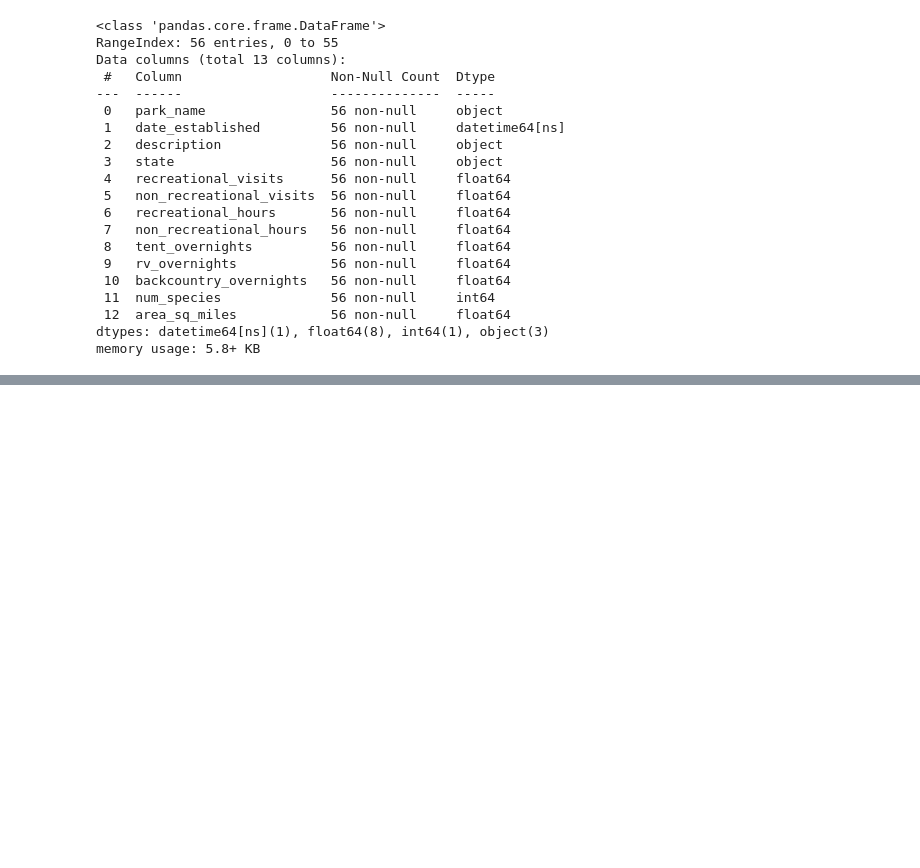
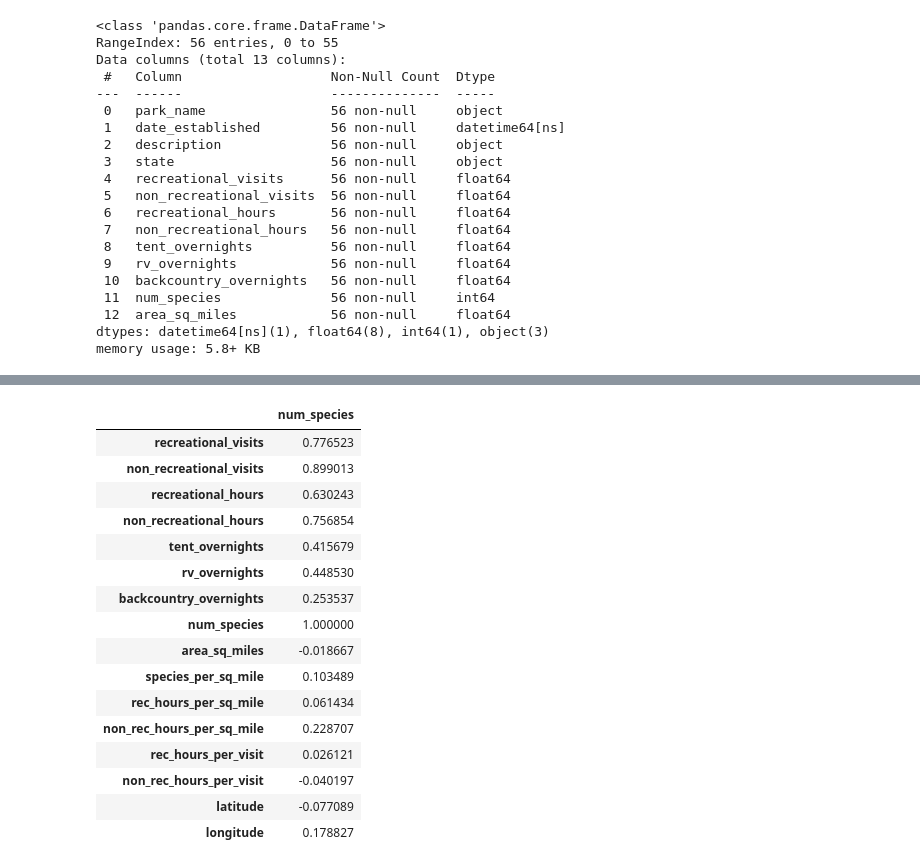
Before and after one commit to jaredjab/Capstone, a Jupyter notebook: scripts/np_eda.ipynb, the cells around one changed output, grey strips where cells are left out. Saved outputs shown, nothing was run; the diff lists cells and outputs as text; code cells hidden in the pictures; blank space fills up the shorter version.

```diff
--- a/scripts/np_eda.ipynb
+++ b/scripts/np_eda.ipynb
@@ -263,2 +295,22 @@ np_stats
 # %%
 np_stats.to_csv('../data/np_all.csv', index=False)
+# %%
+np_stats.corr(numeric_only=True)[['num_species']]
+# %% [output]
+|  | num_species |
+| recreational_visits | 0.776523 |
+| non_recreational_visits | 0.899013 |
+| recreational_hours | 0.630243 |
+| non_recreational_hours | 0.756854 |
+| tent_overnights | 0.415679 |
+| rv_overnights | 0.448530 |
+| backcountry_overnights | 0.253537 |
+| num_species | 1.000000 |
+| area_sq_miles | -0.018667 |
+| species_per_sq_mile | 0.103489 |
+| rec_hours_per_sq_mile | 0.061434 |
+| non_rec_hours_per_sq_mile | 0.228707 |
+| rec_hours_per_visit | 0.026121 |
+| non_rec_hours_per_visit | -0.040197 |
+| latitude | -0.077089 |
+| longitude | 0.178827 |
```
Also changed, not shown: parts of 4 cells of this notebook, 3 other files.
